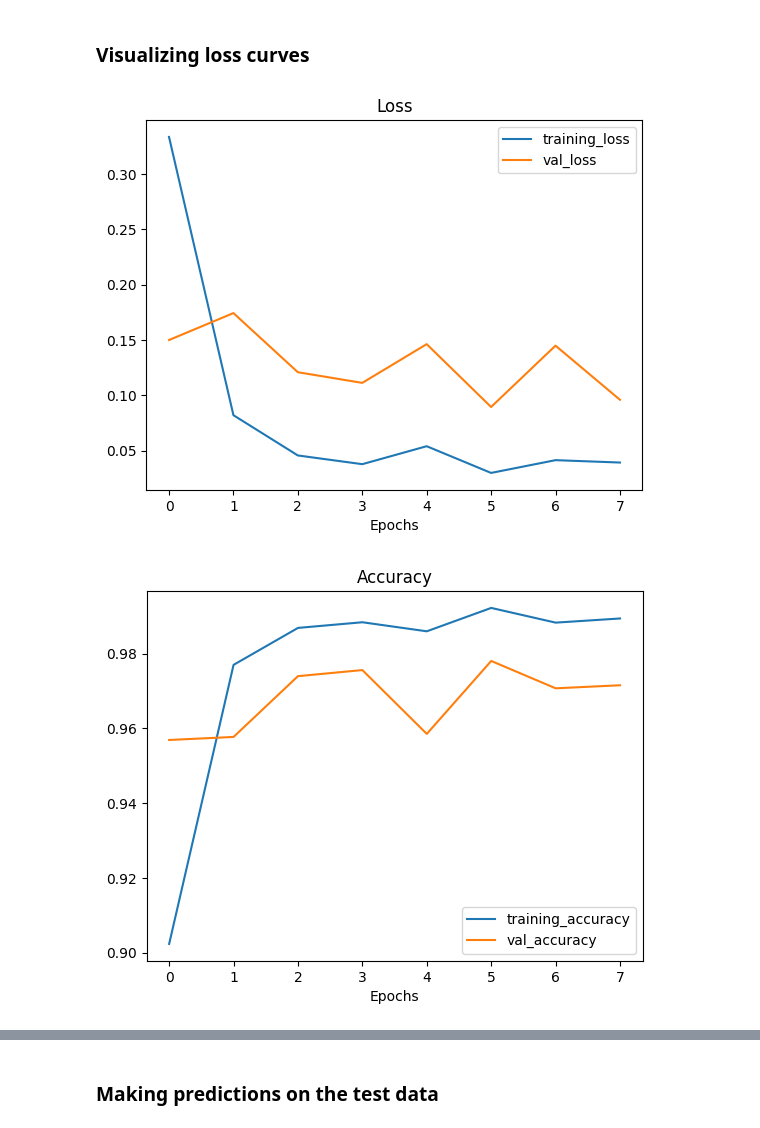
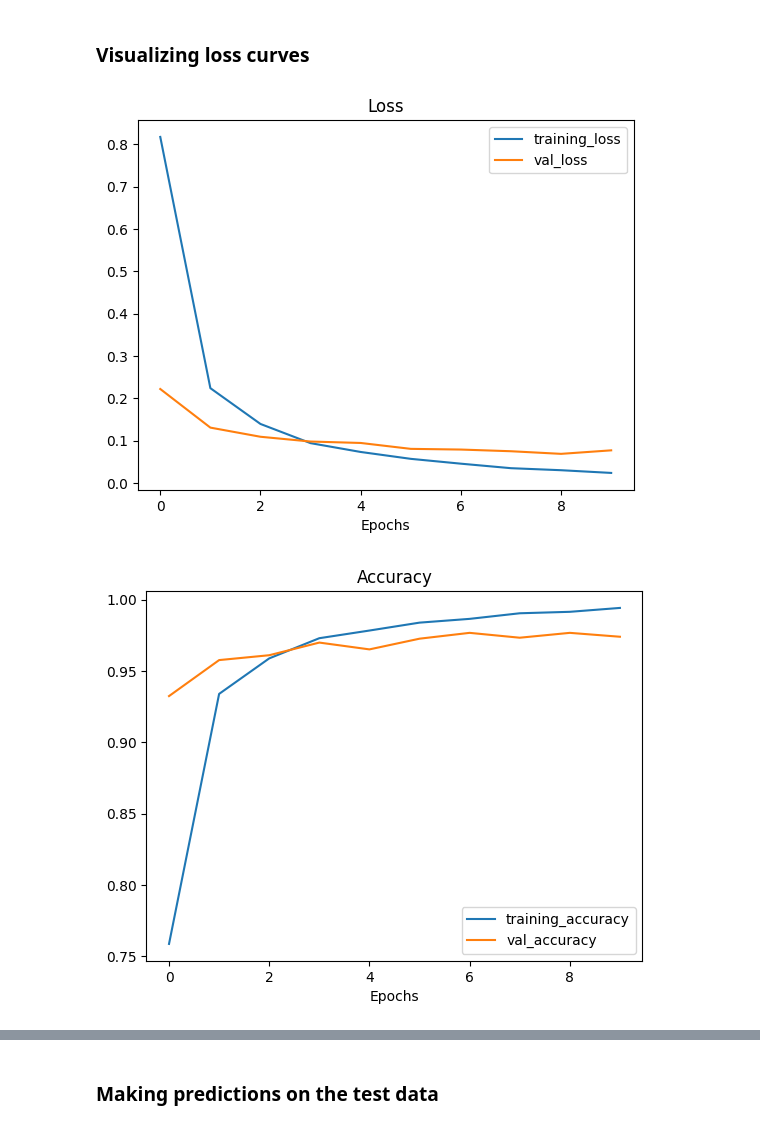
Before and after one commit to dvk65/Trash-Classification, a Jupyter notebook: trash_classification_using_ResNet.ipynb, the cells around one changed output, grey strips where cells are left out. Drawn from its saved outputs; the diff is of its cells as text; code cells hidden in the pictures.

```diff
--- a/trash_classification_using_ResNet.ipynb
+++ b/trash_classification_using_ResNet.ipynb
@@ -53,4 +51,4 @@ from helper_functions import create_tensorboard_callback, plot_loss_curves, unzi
 ## Load and transform data
 # %%
 BATCH_SIZE = 32
-IMAGE_SIZE = (300, 300)
+IMAGE_SIZE = (224, 224)
@@ -80,0 +126,4 @@ Directory: Dataset/tissues, Subdirs: 0, Files: 1132
+# %%
+train_ds = load_from_disk("train_processed")
+val_ds = load_from_disk("val_processed")
+test_ds = load_from_disk("test_processed")
@@ -80,0 +169,9 @@ Directory: Dataset/tissues, Subdirs: 0, Files: 1132
+# %%
+def resize_normalize(images, labels):
+    images = tf.image.resize(images, IMAGE_SIZE)
+    images = tf.cast(images, tf.float32) / 255.0
+    return images, labels
+
+tf_train = tf_train.map(resize_normalize, num_parallel_calls=tf.data.AUTOTUNE)
+tf_val = tf_val.map(resize_normalize, num_parallel_calls=tf.data.AUTOTUNE)
+tf_test = tf_test.map(resize_normalize, num_parallel_calls=tf.data.AUTOTUNE)
@@ -369,0 +277,24 @@ Epoch 4: val_accuracy did not improve from 0.98943
+# %%
+# Phase 1
+# Uses features ResNet has from imagenet (edges, shapes, textures, etc) to map them to our targets
+
+model = build_model()
+
+model.compile(
+    optimizer=Adam(0.0001),
+    loss="sparse_categorical_crossentropy", # labels do not have to be one-hot encoded. Helps with faster processing
+    metrics=["accuracy"]
+)
+
+callbacks_phase1 = [
+    EarlyStopping(monitor="val_accuracy", patience=3, restore_best_weights=True, mode="max"),
+    ModelCheckpoint("checkpoints/resnet_phase1.keras", save_best_only=True),
+    ReduceLROnPlateau(monitor="val_loss", factor=0.3, patience=2, verbose=1)
+]
+
+history1 = model.fit(
+    tf_train,
+    validation_data=tf_val,
+    epochs=20,
+    callbacks=callbacks_phase1
+)
@@ -418,7 +415,7 @@ dense_2 <class 'keras.src.layers.core.dense.Dense'>
 # %% [markdown]
 ### Visualizing loss curves
 # %%
-plot_loss_curves(history)
+plot_loss_curves(history1)
 # %% [output]
-[figure, old version]
+[figure, new version]
-[figure, old version]
+[figure, new version]
```
Also changed, not shown: parts of 38 cells of this notebook, 1 other file.
